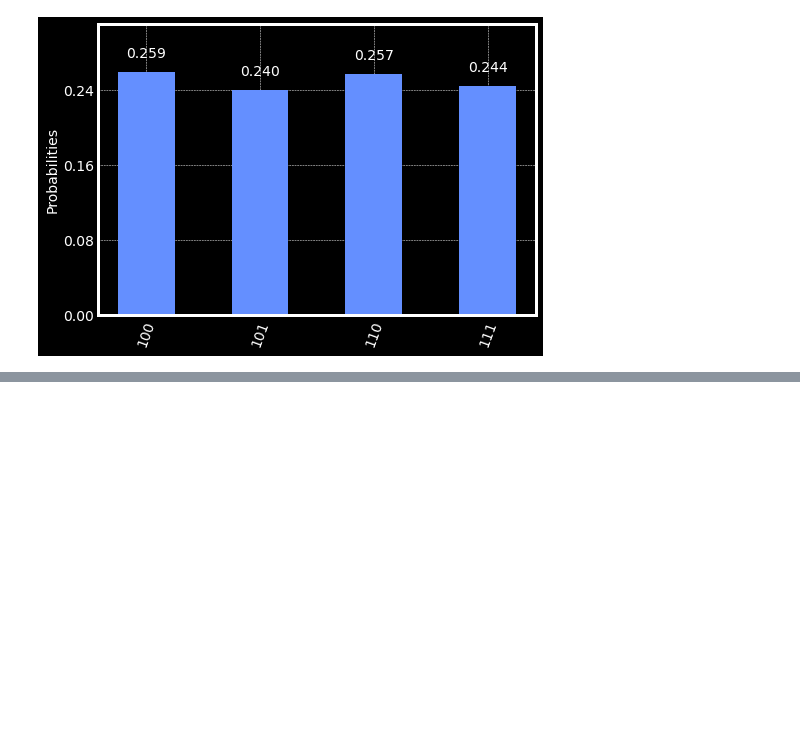
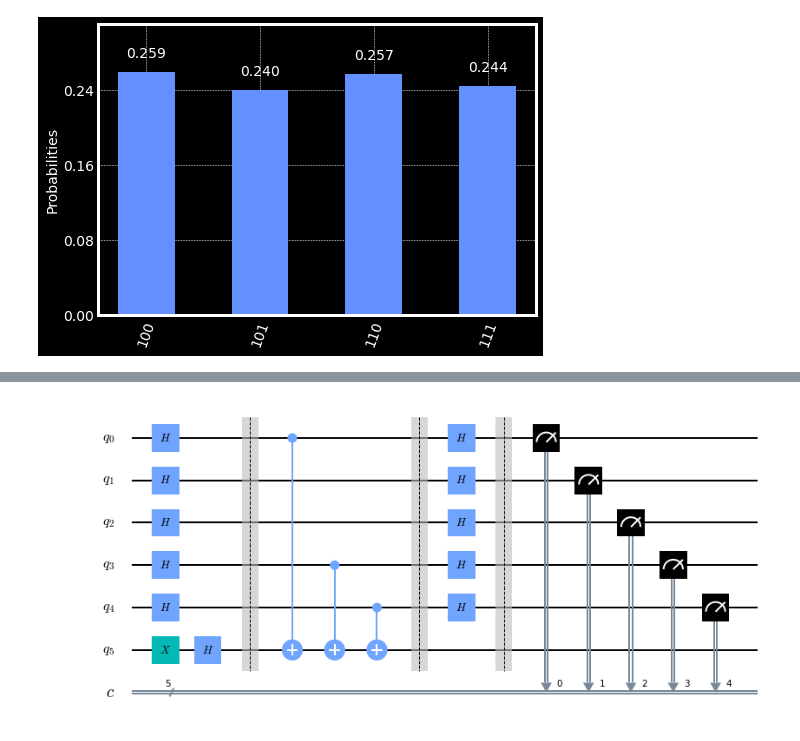
Before and after one commit to davidxcohen/quantum, a Jupyter notebook: qiskit/QisKit_try.ipynb, the cells around one changed output, grey strips where cells are left out. Saved outputs shown, nothing was run; the diff lists cells and outputs as text; code cells hidden in the pictures; blank space fills up the shorter version.

```diff
--- a/qiskit/QisKit_try.ipynb
+++ b/qiskit/QisKit_try.ipynb
@@ -209,0 +273,24 @@ plot_histogram(counts)
+# %%
+# Any secret number
+secretnumber = '11001' # Any number up to 15 digits could work
+circuit = QuantumCircuit(len(secretnumber)+1, len(secretnumber))
+circuit.h(range(len(secretnumber)))
+circuit.x(len(secretnumber))
+circuit.h(len(secretnumber))
+circuit.barrier()
+
+# Encode the secret number
+for ii, yesno in enumerate(reversed(secretnumber)):
+    if yesno == '1':
+        circuit.cx(ii, len(secretnumber))
+
+circuit.barrier()
+
+
+circuit.h(range(len(secretnumber)))
+circuit.barrier()
+circuit.measure(range(len(secretnumber)), range(len(secretnumber)))
+
+circuit.draw(output='mpl')
+# %% [output]
+[figure, added]
```
Also changed, not shown: parts of 16 cells of this notebook.
